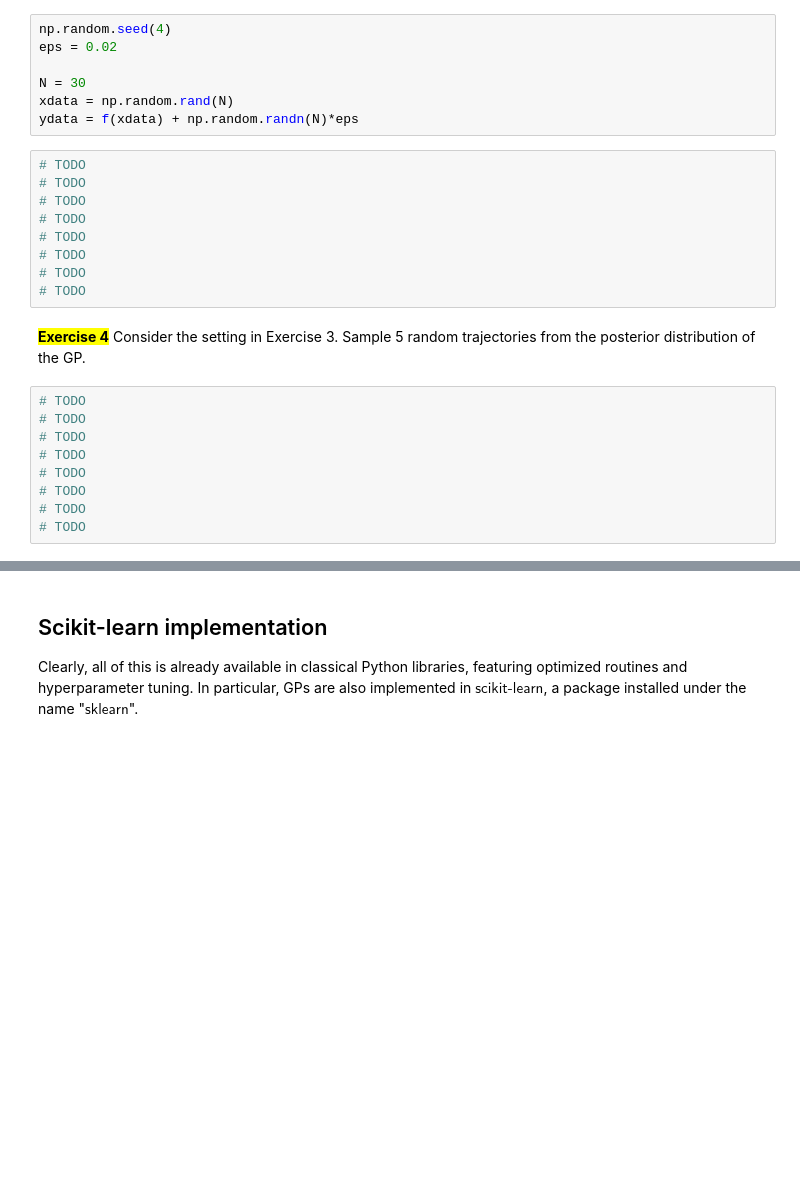
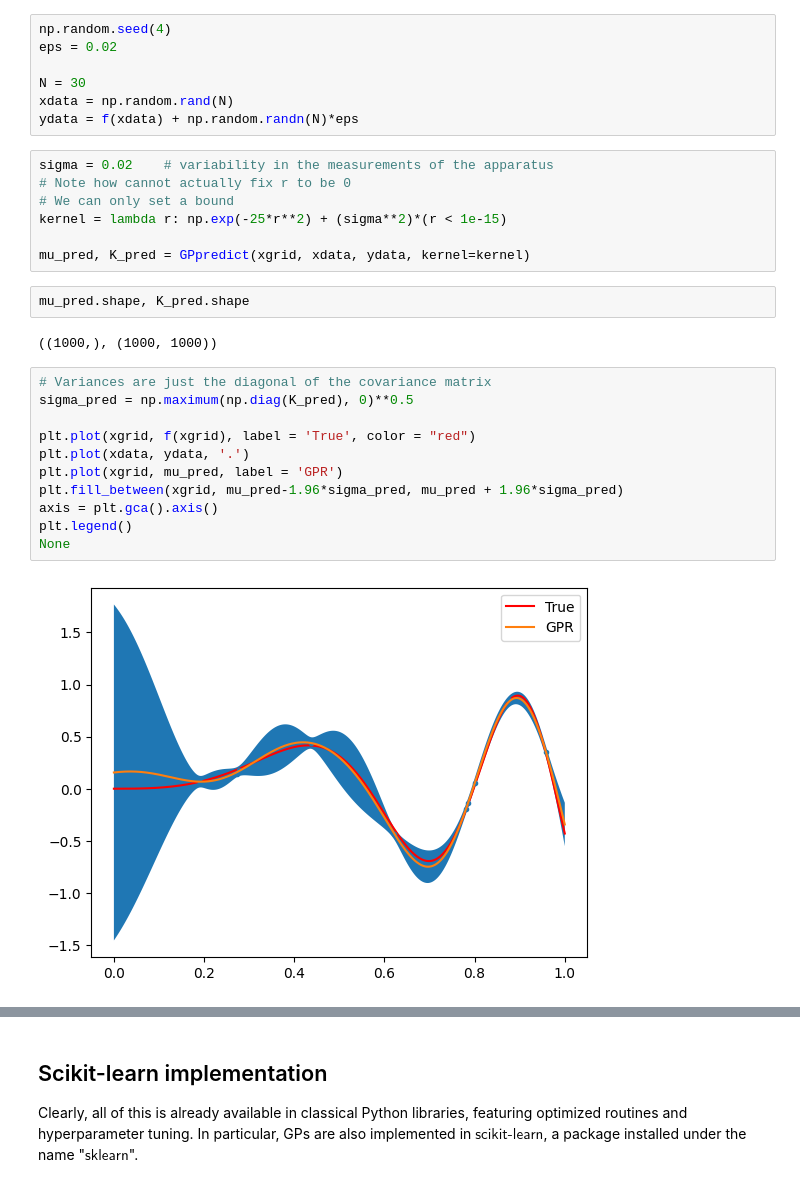
Before and after one commit to lordPachy/hpcengineering, a Jupyter notebook: Computational Statistics/08_gp_regression.ipynb, the cells around one changed output, grey strips where cells are left out. Saved outputs shown, nothing was run; the diff lists cells and outputs as text; blank space fills up the shorter version.

```diff
--- a/Computational Statistics/08_gp_regression.ipynb
+++ b/Computational Statistics/08_gp_regression.ipynb
@@ -155,24 +196,27 @@ eps = 0.02
 N = 30
 xdata = np.random.rand(N)
 ydata = f(xdata) + np.random.randn(N)*eps
-# %%
-# TODO
-# TODO
-# TODO
-# TODO
-# TODO
-# TODO
-# TODO
-# TODO
-# %% [markdown]
-<mark>**Exercise 4**</mark></br>
-Consider the setting in Exercise 3. Sample 5 random trajectories from the posterior distribution of the GP.
-# %%
-# TODO
-# TODO
-# TODO
-# TODO
-# TODO
-# TODO
-# TODO
-# TODO
+# %%
+sigma = 0.02    # variability in the measurements of the apparatus
+# Note how cannot actually fix r to be 0
+# We can only set a bound
+kernel = lambda r: np.exp(-25*r**2) + (sigma**2)*(r < 1e-15)
+
+mu_pred, K_pred = GPpredict(xgrid, xdata, ydata, kernel=kernel)
+# %%
+mu_pred.shape, K_pred.shape
+# %% [output]
+((1000,), (1000, 1000))
+# %%
+# Variances are just the diagonal of the covariance matrix
+sigma_pred = np.maximum(np.diag(K_pred), 0)**0.5
+
+plt.plot(xgrid, f(xgrid), label = 'True', color = "red")
+plt.plot(xdata, ydata, '.')
+plt.plot(xgrid, mu_pred, label = 'GPR')
+plt.fill_between(xgrid, mu_pred-1.96*sigma_pred, mu_pred + 1.96*sigma_pred)
+axis = plt.gca().axis()
+plt.legend()
+None
+# %% [output]
+[figure, added]
```
Also changed, not shown: parts of 20 cells of this notebook, 4 other files.
